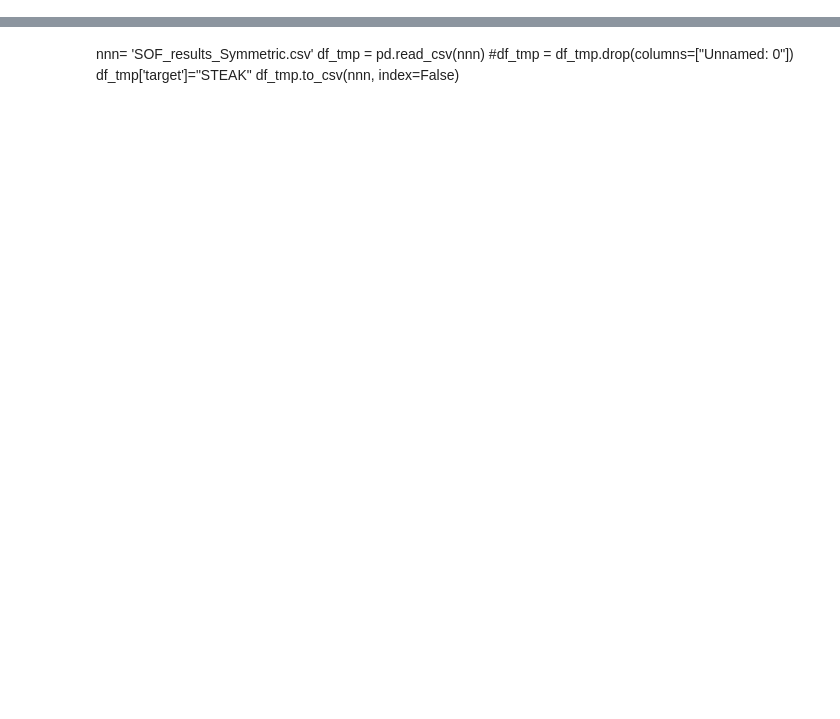
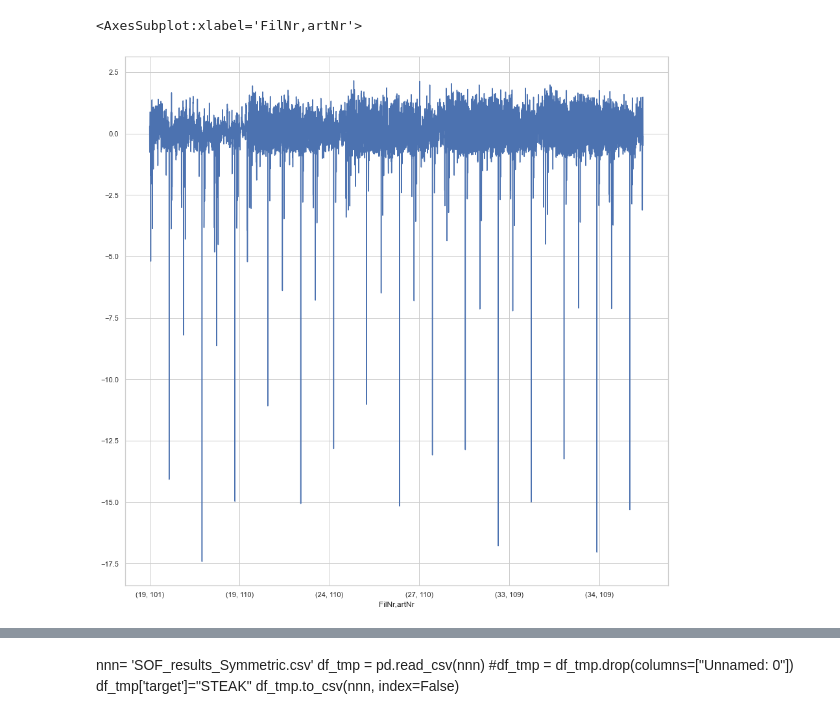
Before and after one commit to matjesg/gp, a Jupyter notebook: nbs_dev/GP_YAZ_scikit_learn_baeckerei.ipynb, the cells around one changed output, grey strips where cells are left out. Cells and saved outputs as stored; diff of their text form; code cells hidden in the pictures; blank space fills up the shorter version.

```diff
--- a/nbs_dev/GP_YAZ_scikit_learn_baeckerei.ipynb
+++ b/nbs_dev/GP_YAZ_scikit_learn_baeckerei.ipynb
@@ -27,9 +27,12 @@ path = Path("..")
 path_ds = path/'datasets'
 path_res = path/'res_data'
 path_plot = path/'plots'
+
+split_date = pd.to_datetime('2018-04-30')
 # %%
 df = pd.read_csv(path_ds/'dataforprediction_V2.csv')
-df = df[df.artNr.isin([101,109,110])]
+targets = [101,109,110]
+df = df[df.artNr.isin(targets)]
 fils = [19,24,27,33,34]
 df = df[df.FilNr.isin(fils)]
 
@@ -55,7 +60,7 @@ df_raw = df[selected_columns].copy()
 # %%
-res = []
-#for method in ['saa', 'timeseries', 'one-hot encoding', 'target encoding', 'week_of_month_one-hot', 'week_of_month_target']:
-for method in ['saa', 'timeseries', 'one-hot encoding', 'target encoding']:
+#res = []
+#for method in ['saa', 'timeseries', 'one-hot encoding', 'target encoding']:
+for method in ['target encoding']:
     for fil in fils:
         for target in [101,109,110]:
 
@@ -107,6 +112,7 @@ for method in ['saa', 'timeseries', 'one-hot encoding', 'target encoding']:
 
                 else:
                     kernel_gpml = k1 + k4
+                    kernel_gpml = 316**2 * RBF(length_scale=39) + 0.475**2 * RBF(length_scale=0.802) + WhiteKernel(noise_level=0.224)
 
                 gp = GaussianProcessRegressor(kernel=kernel_gpml, normalize_y=True)#, alpha=1)
                 gp.fit(train_x, train_y)
@@ -131,5 +137,6 @@ for method in ['saa', 'timeseries', 'one-hot encoding', 'target encoding']:
 
                 ser_tmp=pd.Series({"cu":cu, "co":co, "cost":cost, "type":method, "target": target, "Filiale": fil})
                 res.append(ser_tmp)
-        df_res = pd.DataFrame(res)
+
+#df_res = pd.DataFrame(res)
 # %% [output]
@@ -175,0 +170,2 @@ Log-marginal-likelihood: -456.423
+# %%
+test_x_df, test_y_df = test_df[test_df.columns.difference(['daySalesUnit'])], test_df['daySalesUnit']
@@ -175,0 +310,5 @@ Log-marginal-likelihood: -456.423
+# %%
+test_y_df['nv_means_scaled'].plot()
+# %% [output]
+<AxesSubplot:xlabel='FilNr,artNr'>
+[figure, added]
```
Also changed, not shown: parts of 17 cells of this notebook, 2 other files.
